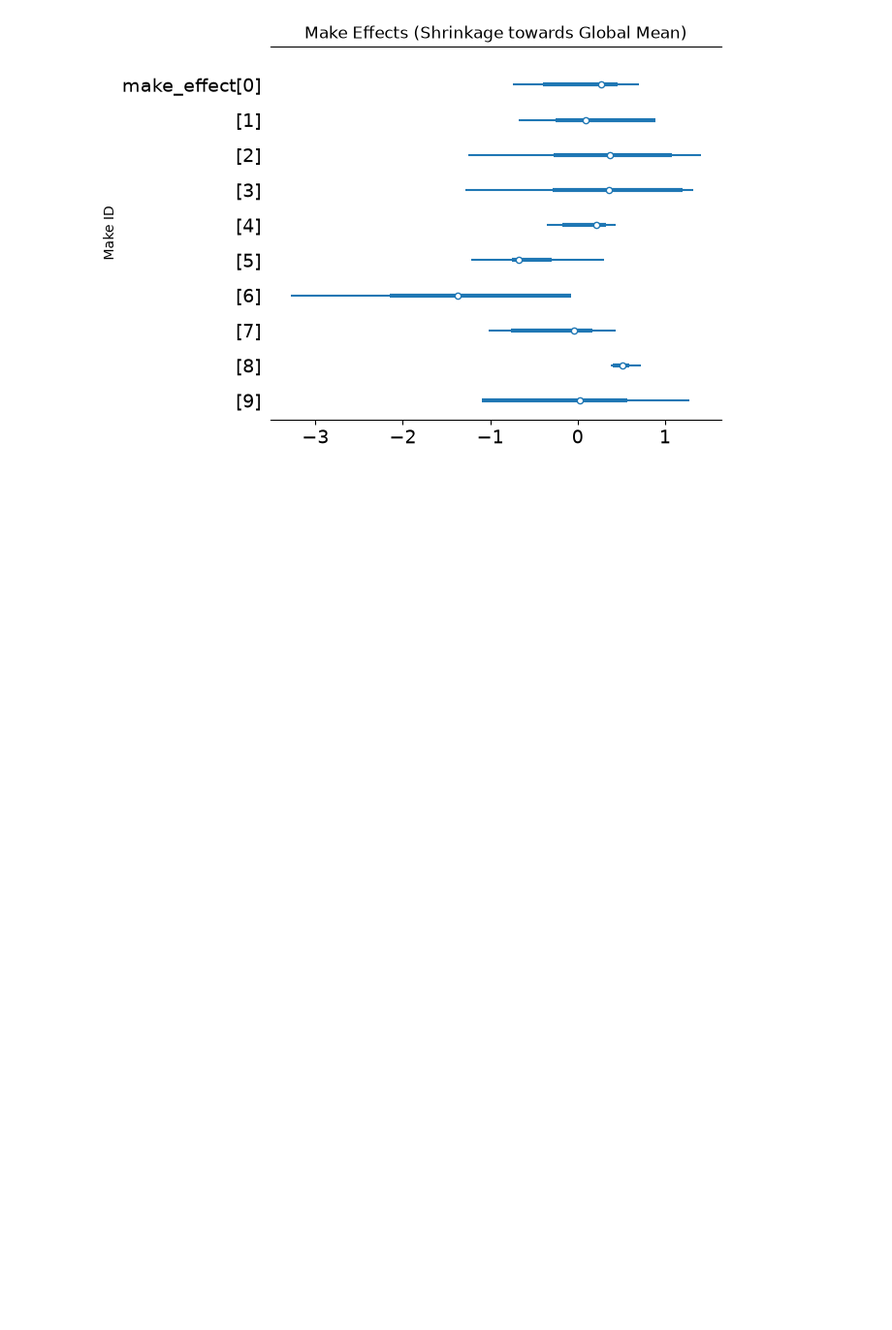
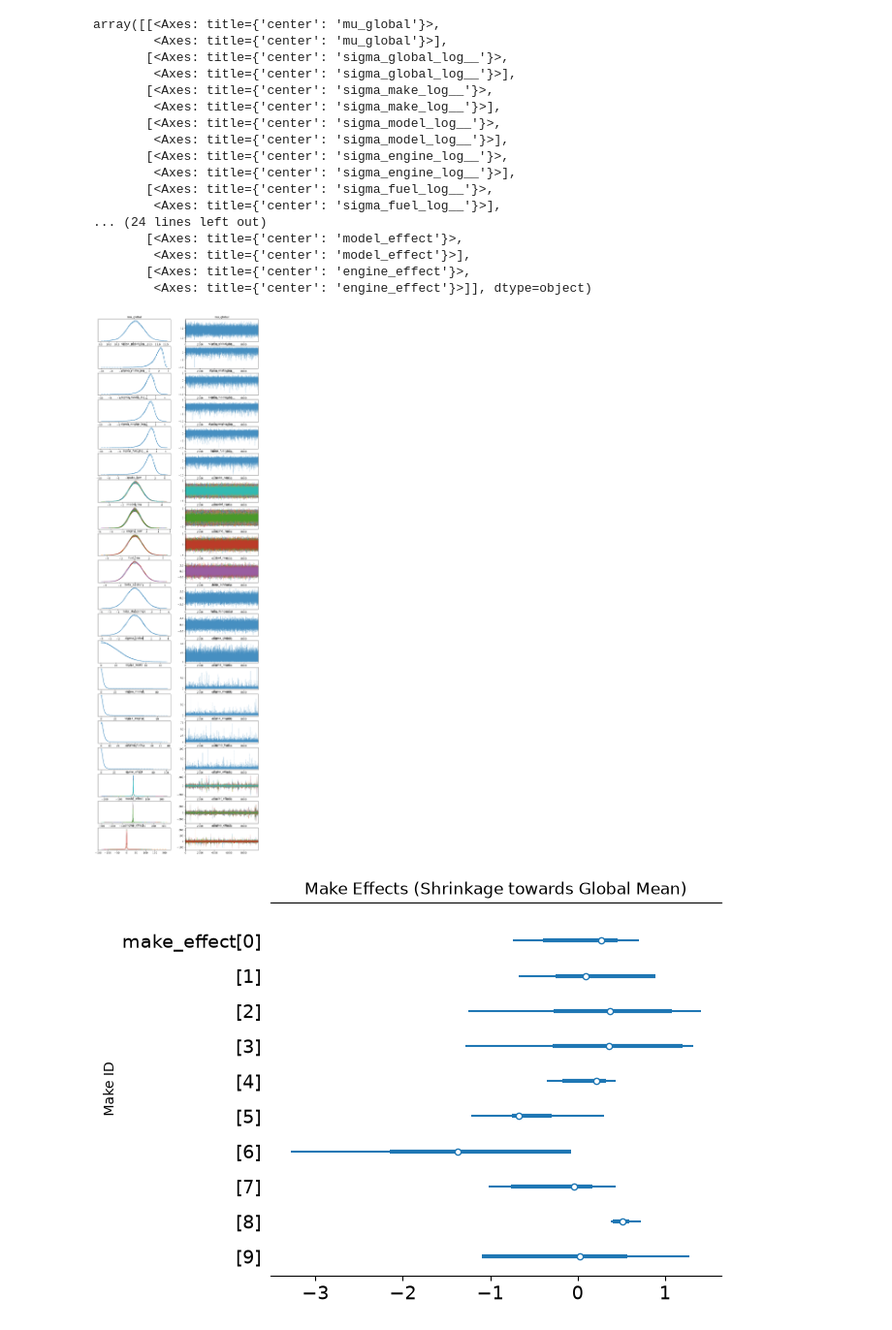
Before and after one commit to Nasser-Sanchez/UK-MOT-Reliability-Analysis, a Jupyter notebook: notebooks/bayesian_model.ipynb, the cells around one changed output. Shown at 97% size. Saved outputs shown, nothing was run; the diff lists cells and outputs as text; code cells hidden in the pictures; blank space fills up the shorter version.

```diff
--- a/notebooks/bayesian_model.ipynb
+++ b/notebooks/bayesian_model.ipynb
@@ -9,2 +10,4 @@ import json
 # %%
 os.chdir("..")
+from src.encode_cat_vars import compute_and_save_mappings, load_mappings, encode_dataframe
+mappings = compute_and_save_mappings()
@@ -32,10 +49,7 @@ df = pd.read_parquet('data/mot_last_test.parquet', columns=columns_needed).head(
 # %%
 # 3. Preprocessing data
 # --- code categorical variables for pymc ---
-df['make_id'] = df['make'].astype('category').cat.codes
-df['model_id'] = df['model'].astype('category').cat.codes
-df['fuel_id'] = df['fuelType'].astype('category').cat.codes
-df['engine_id'] = df['engineSize_bucket'].astype('category').cat.codes
+df = encode_dataframe(df, mappings)
 
 # --- Continuous (Using Fixed Stats) ---
 #df['mileage_std'] = (df['mileage_estimate'] - mean_mileage) / std_mileage
@@ -43,8 +57,8 @@ df['log_mileage'] = np.log(df['mileage_estimate'])
 # %%
 make_ids = df['make_id'].values
 model_ids = df['model_id'].values
-engine_ids = df['engine_id'].values
-fuel_ids = df['fuel_id'].values
+engineSize_bucket_ids = df['engineSize_bucket_id'].values
+fuelType_ids = df['fuelType_id'].values
 defect_advisory = df['defect_count_advisory'].values
 defect_dangerous = df['defect_count_dangerous'].values
 #log_time = df['log_time'].values
@@ -57,8 +71,8 @@ event = np.asarray(event_interval)
 with pm.Model(coords={
     "make_id": np.arange(df['make'].nunique()),
     "model_id": np.arange(df['model'].nunique()),
-    "engine_id": np.arange(df['engineSize_bucket'].nunique()),
-    "fuel_id": np.arange(df['fuelType'].nunique())
+    "engineSize_bucket_id": np.arange(df['engineSize_bucket'].nunique()),
+    "fuelType_id": np.arange(df['fuelType'].nunique())
 }) as hierarchical_weibull:
 
     # Global intercept & scale parameter
@@ -74,13 +88,13 @@ with pm.Model(coords={
     # Effects (Non-centered parameterization for stable sampling)
     make_raw = pm.Normal('make_raw', mu=0, sigma=1, dims='make_id')
     model_raw = pm.Normal('model_raw', mu=0, sigma=1, dims='model_id')
-    engine_raw = pm.Normal('engine_raw', mu=0, sigma=1, dims='engine_id')
-    fuel_raw = pm.Normal('fuel_raw', mu=0, sigma=1, dims='fuel_id')
+    engine_raw = pm.Normal('engine_raw', mu=0, sigma=1, dims='engineSize_bucket_id')
+    fuel_raw = pm.Normal('fuel_raw', mu=0, sigma=1, dims='fuelType_id')
 
     make_effect = pm.Deterministic('make_effect', make_raw * sigma_make, dims='make_id')
     model_effect = pm.Deterministic('model_effect', model_raw * sigma_model, dims='model_id')
-    engine_effect = pm.Deterministic('engine_effect', engine_raw * sigma_engine, dims='engine_id')
-    fuel_effect = pm.Deterministic('fuel_effect', fuel_raw * sigma_fuel, dims='fuel_id')
+    engine_effect = pm.Deterministic('engine_effect', engine_raw * sigma_engine, dims='engineSize_bucket_id')
+    fuel_effect = pm.Deterministic('fuel_effect', fuel_raw * sigma_fuel, dims='fuelType_id')
 
     beta_advisory = pm.Normal('beta_advisory', mu=0, sigma=1)
     beta_dangerous = pm.Normal('beta_dangerous', mu=0, sigma=1)
@@ -90,8 +104,8 @@ with pm.Model(coords={
         mu_global
         + make_effect[make_ids]
         + model_effect[model_ids]
-        + engine_effect[engine_ids]
-        + fuel_effect[fuel_ids]
+        + engine_effect[engineSize_bucket_ids]
+        + fuel_effect[fuelType_ids]
         + beta_advisory * defect_advisory
         + beta_dangerous * defect_dangerous
     )
@@ -108,9 +122,8 @@ with pm.Model(coords={
     log_lik = pm.math.switch(pm.math.eq(event, 1), log_lik_obs, log_lik_cens)
 
     # Sum across all observations
-    pm.Potential('mileage_likelihood', pm.math.sum(log_lik))
-
-    trace = pm.sample(2000, tune=1000,nuts_sampler="numpyro", target_accept=0.95, random_seed=42)
+    trace = pm.sample(10000, tune=5000, target_accept=0.9, random_seed=42, return_inferencedata=True, nuts_sampler="nutpie")
+    #approx = pm.fit(n=40000, method="advi", obj_optimizer=pm.adam(learning_rate=0.01))
 # %% [output]
 This usually happens when PyTensor is installed via pip. We recommend it be installed via conda/mamba/pixi instead.
 Alternatively, you can use an experimental backend such as Numba or JAX that perform their own BLAS optimizations, by setting `pytensor.config.mode == 'NUMBA'` or passing `mode='NUMBA'` when compiling ...
@@ -214,3 +238,24 @@ Coordinates:
+# %%
+az.plot_trace(trace)
+# %% [output]
+array([[<Axes: title={'center': 'mu_global'}>,
+        <Axes: title={'center': 'mu_global'}>],
+       [<Axes: title={'center': 'sigma_global_log__'}>,
+        <Axes: title={'center': 'sigma_global_log__'}>],
+       [<Axes: title={'center': 'sigma_make_log__'}>,
+        <Axes: title={'center': 'sigma_make_log__'}>],
+       [<Axes: title={'center': 'sigma_model_log__'}>,
+        <Axes: title={'center': 'sigma_model_log__'}>],
+       [<Axes: title={'center': 'sigma_engine_log__'}>,
+        <Axes: title={'center': 'sigma_engine_log__'}>],
+       [<Axes: title={'center': 'sigma_fuel_log__'}>,
+        <Axes: title={'center': 'sigma_fuel_log__'}>],
+... (24 lines left out)
+       [<Axes: title={'center': 'model_effect'}>,
+        <Axes: title={'center': 'model_effect'}>],
+       [<Axes: title={'center': 'engine_effect'}>,
+        <Axes: title={'center': 'engine_effect'}>]], dtype=object)
+[figure, added]
 # %%
 # 1. Plot the Make Effects (Forest Plot)
 # This shows how much each Make deviates from the Global Mean
```
Also changed, not shown: parts of 7 cells of this notebook.
